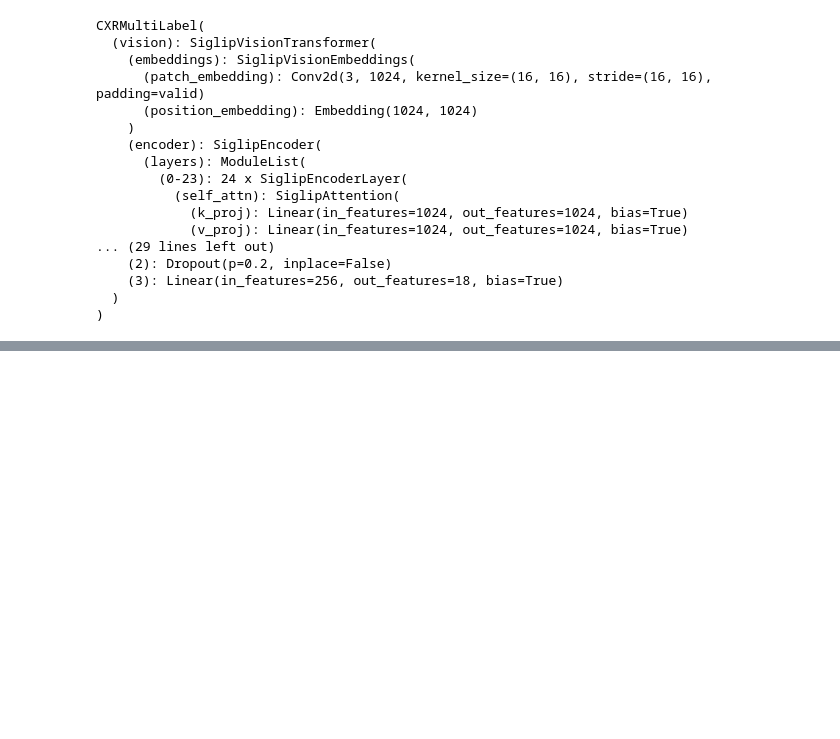
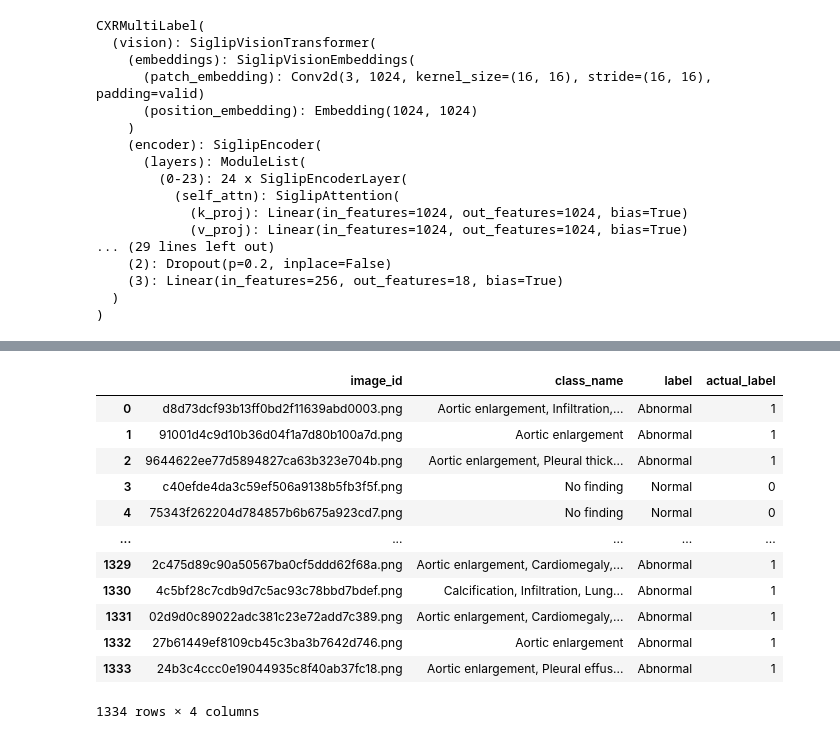
Before and after one commit to Nafishapanacea/NormalVsAbnormal-Xray, a Jupyter notebook: chexAgent.ipynb, the cells around one changed output, grey strips where cells are left out. Saved outputs shown, nothing was run; the diff lists cells and outputs as text; code cells hidden in the pictures; blank space fills up the shorter version.

```diff
--- a/chexAgent.ipynb
+++ b/chexAgent.ipynb
@@ -182,0 +203,19 @@ new_df.to_csv('/home/jupyter-nafisha/X-ray/CSVs/chexAgent_output.csv')
+# %%
+act_path = '/home/jupyter-nafisha/X-ray/CSVs/test.csv'
+act= pd.read_csv(act_path)
+act['actual_label'] = np.where(act['class_name'] == "No finding", 0, 1)
+act
+# %% [output]
+|  | image_id | class_name | label | actual_label |
+| 0 | d8d73dcf93b13ff0bd2f11639abd0003.png | Aortic enlargement, Infiltration,... | Abnormal | 1 |
+| 1 | 91001d4c9d10b36d04f1a7d80b100a7d.png | Aortic enlargement | Abnormal | 1 |
+| 2 | 9644622ee77d5894827ca63b323e704b.png | Aortic enlargement, Pleural thick... | Abnormal | 1 |
+| 3 | c40efde4da3c59ef506a9138b5fb3f5f.png | No finding | Normal | 0 |
+| 4 | 75343f262204d784857b6b675a923cd7.png | No finding | Normal | 0 |
+| ... | ... | ... | ... | ... |
+| 1329 | 2c475d89c90a50567ba0cf5ddd62f68a.png | Aortic enlargement, Cardiomegaly,... | Abnormal | 1 |
+| 1330 | 4c5bf28c7cdb9d7c5ac93c78bbd7bdef.png | Calcification, Infiltration, Lung... | Abnormal | 1 |
+| 1331 | 02d9d0c89022adc381c23e72add7c389.png | Aortic enlargement, Cardiomegaly,... | Abnormal | 1 |
+| 1332 | 27b61449ef8109cb45c3ba3b7642d746.png | Aortic enlargement | Abnormal | 1 |
+| 1333 | 24b3c4ccc0e19044935c8f40ab37fc18.png | Aortic enlargement, Pleural effus... | Abnormal | 1 |
+1334 rows × 4 columns
```
Also changed, not shown: parts of 13 cells of this notebook, 21 other files.
